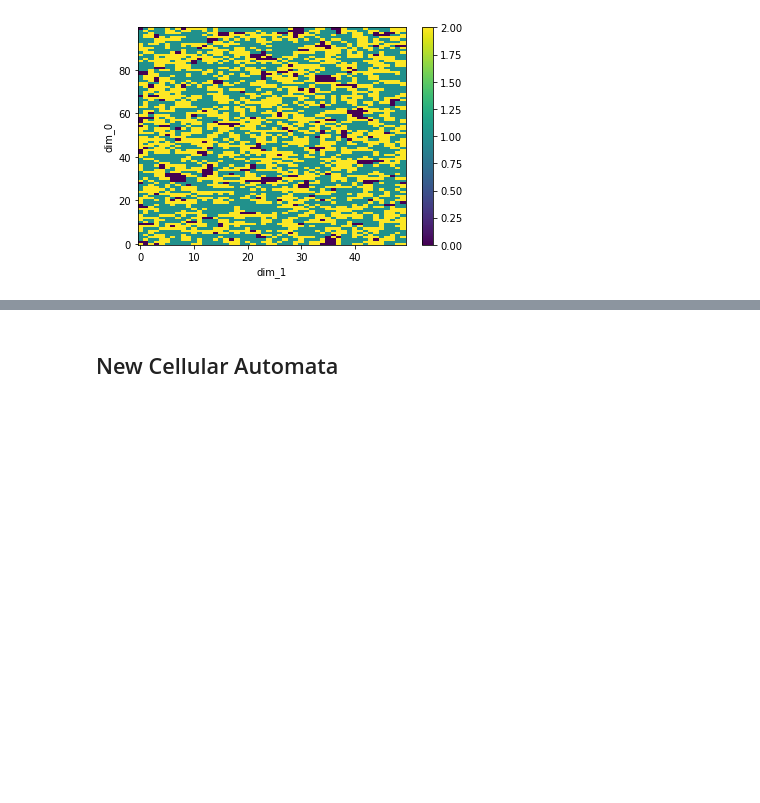
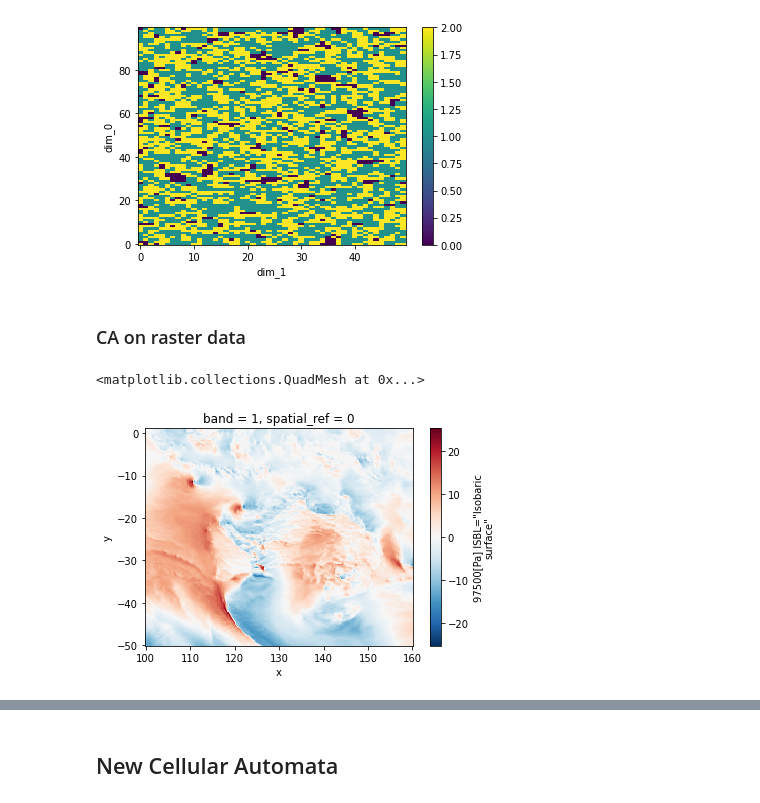
Before and after one commit to cesaraustralia/WindDispersalForecastTool, a Jupyter notebook: Scripts/CA_codes_example.ipynb, the cells around one changed output, grey strips where cells are left out. Cells and saved outputs as stored; diff of their text form; code cells hidden in the pictures; blank space fills up the shorter version.

```diff
--- a/Scripts/CA_codes_example.ipynb
+++ b/Scripts/CA_codes_example.ipynb
@@ -150,3 +159,5 @@ xr.DataArray(new).plot()
 # %% [output]
 <matplotlib.collections.QuadMesh at 0x...>
 [figure]
+# %% [markdown]
+### CA on raster data
@@ -152,0 +174,6 @@ xr.DataArray(new).plot()
+# %%
+rr = rio.open_rasterio("/home/rvalavi/Downloads/gfs_vgrd_20220301_t00z_f010")
+rr.plot()
+# %% [output]
+<matplotlib.collections.QuadMesh at 0x...>
+[figure, added]
```
Also changed, not shown: parts of 10 cells of this notebook, 1 other file.
